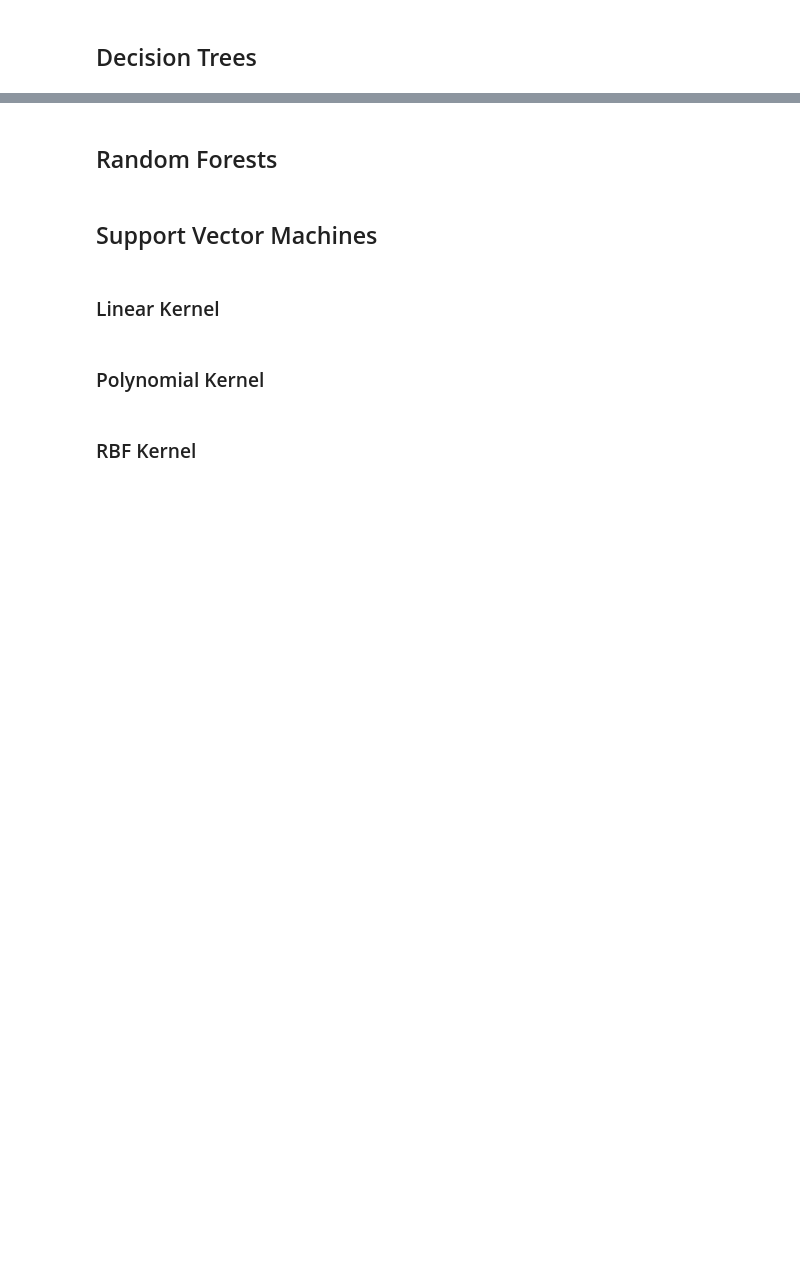
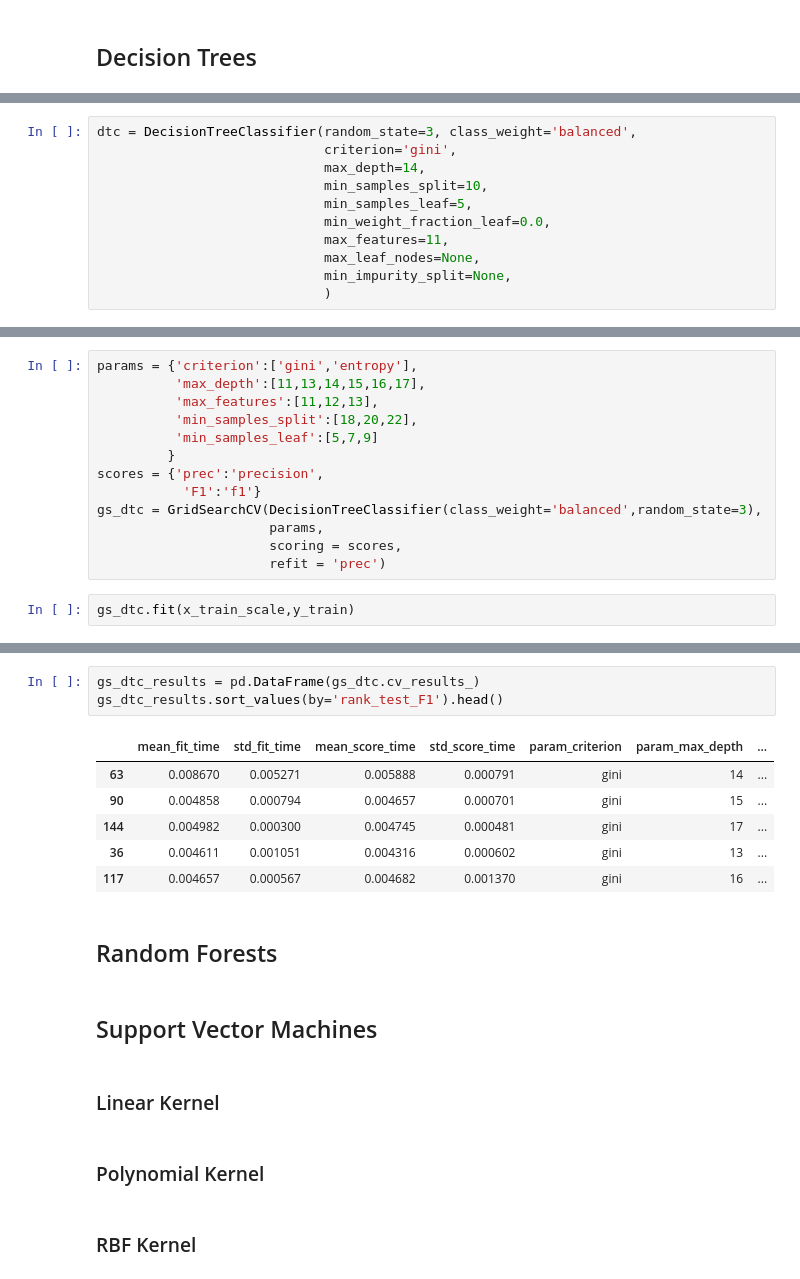
Before and after one commit to KarlDavidson/1000ml_Project5, a Jupyter notebook: Loan_Analysis.ipynb, the cells around one changed output, grey strips where cells are left out. Saved outputs shown, nothing was run; the diff lists cells and outputs as text; blank space fills up the shorter version.

```diff
--- a/Loan_Analysis.ipynb
+++ b/Loan_Analysis.ipynb
@@ -298,0 +457,11 @@ sns.heatmap(df_corr, vmin=0, vmax=1, cmap="Blues", linewidths=0.5, annot=True, a
+# %%
+dtc = DecisionTreeClassifier(random_state=3, class_weight='balanced',
+                             criterion='gini',
+                             max_depth=14,
+                             min_samples_split=10,
+                             min_samples_leaf=5,
+                             min_weight_fraction_leaf=0.0,
+                             max_features=11,
+                             max_leaf_nodes=None,
+                             min_impurity_split=None,
+                             )
@@ -298,0 +506,15 @@ sns.heatmap(df_corr, vmin=0, vmax=1, cmap="Blues", linewidths=0.5, annot=True, a
+# %%
+params = {'criterion':['gini','entropy'],
+          'max_depth':[11,13,14,15,16,17],
+          'max_features':[11,12,13],
+          'min_samples_split':[18,20,22],
+          'min_samples_leaf':[5,7,9]
+         }
+scores = {'prec':'precision',
+           'F1':'f1'}
+gs_dtc = GridSearchCV(DecisionTreeClassifier(class_weight='balanced',random_state=3),
+                      params,
+                      scoring = scores,
+                      refit = 'prec')
+# %%
+gs_dtc.fit(x_train_scale,y_train)
@@ -299,3 +539,13 @@ sns.heatmap(df_corr, vmin=0, vmax=1, cmap="Blues", linewidths=0.5, annot=True, a
+# %%
+gs_dtc_results = pd.DataFrame(gs_dtc.cv_results_)
+gs_dtc_results.sort_values(by='rank_test_F1').head()
+# %% [output]
+|  | mean_fit_time | std_fit_time | mean_score_time | std_score_time | param_criterion | param_max_depth | ... |
+| 63 | 0.008670 | 0.005271 | 0.005888 | 0.000791 | gini | 14 | ... |
+| 90 | 0.004858 | 0.000794 | 0.004657 | 0.000701 | gini | 15 | ... |
+| 144 | 0.004982 | 0.000300 | 0.004745 | 0.000481 | gini | 17 | ... |
+| 36 | 0.004611 | 0.001051 | 0.004316 | 0.000602 | gini | 13 | ... |
+| 117 | 0.004657 | 0.000567 | 0.004682 | 0.001370 | gini | 16 | ... |
 # %% [markdown]
 ## Random Forests
 # %% [markdown]
```
Also changed, not shown: parts of 38 cells of this notebook.
